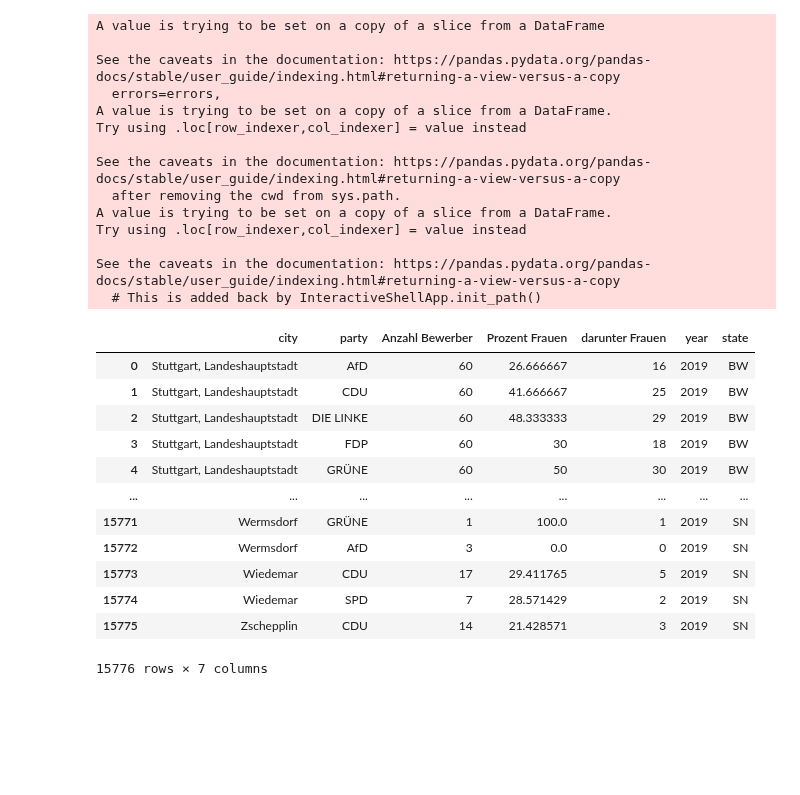
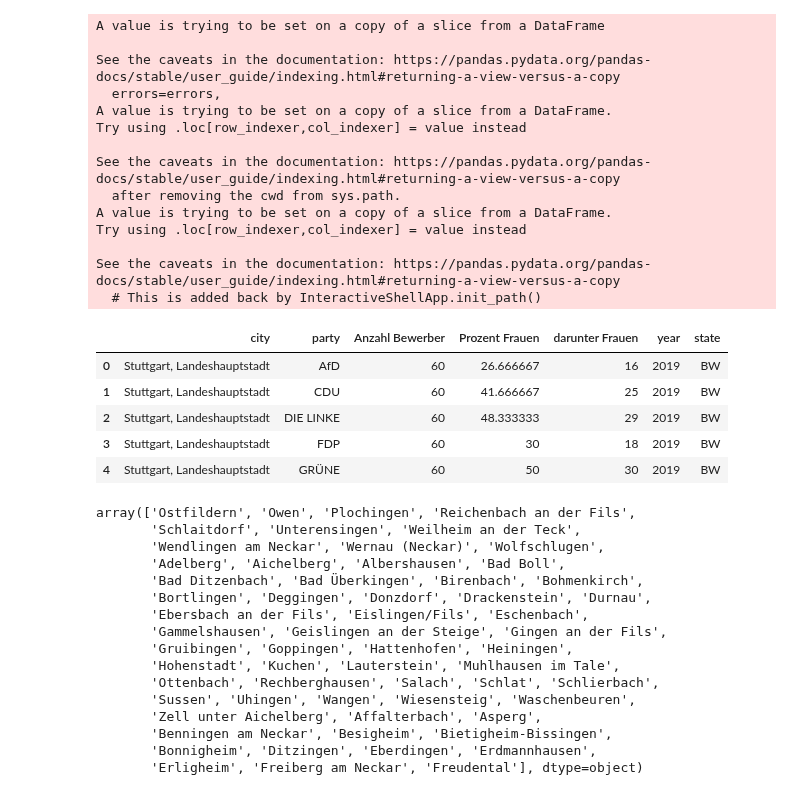
Before and after one commit to mariusgruenewald/pol_viol, a Jupyter notebook: election_data_clean.ipynb, the cells around one changed output. Drawn from its saved outputs; the diff is of its cells as text; code cells hidden in the pictures; blank space fills up the shorter version.

```diff
--- a/election_data_clean.ipynb
+++ b/election_data_clean.ipynb
@@ -1,8 +1,15 @@
 # %%
 import pandas as pd
+import requests as rq
+from io import BytesIO
+import re
 sheets = [1,2,3,4,5,6,7,8,9,10,11,12,13]
-sheets_dict = pd.read_excel(r'C:\Users\mariu\Downloads\GR14_Bewerberdatei_SN_KS_LK_Gem.xlsx', sheet_name=sheets, header=2)
-sheets_dict_2 = pd.read_excel(r'C:\Users\mariu\Downloads\GR19_Bewerber_Stand_Juli2020_Final.xlsx', sheet_name=sheets, header=2)
+
+data_rq1 = rq.get(r'https://github.com/mariusgruenewald/pol_viol/raw/e79f6b7bdcdc20c12a65c19373776eb25000edae/GR14_Bewerberdatei_SN_KS_LK_Gem.xlsx').content
+data_rq2 = rq.get(r'https://github.com/mariusgruenewald/pol_viol/raw/e79f6b7bdcdc20c12a65c19373776eb25000edae/GR19_Bewerber_Stand_Juli2020_Final.xlsx').content
+
+sheets_dict = pd.read_excel(BytesIO(data_rq1), sheet_name=sheets, header=2)
+sheets_dict_2 = pd.read_excel(BytesIO(data_rq2), sheet_name=sheets, header=2)
 # %%
 data_appended = pd.DataFrame()
 for name, sheet in sheets_dict.items():
@@ -52,9 +59,17 @@ See the caveats in the documentation: https://pandas.pydata.org/pandas-docs/stab
 | 3 | Chemnitz, Stadt | FDP | 78 | 18 | 2019 | SN | 23.076923 |
 | 4 | Chemnitz, Stadt | GRÜNE | 64 | 26 | 2019 | SN | 40.625000 |
 # %%
-data_bw_2019_1 = pd.read_excel(r'C:\Users\mariu\Downloads\GW2019_Gemeindetabelle_Bewerbungen01.xlsx', header=2)
-data_bw_2019_2 = pd.read_excel(r'C:\Users\mariu\Downloads\GW2019_Gemeindetabelle_Bewerbungen02.xlsx', header=2)
-data_bw_2014 = pd.read_excel(r'C:\Users\mariu\Downloads\GW2014_Gemeindetabelle_Bewerber_Gewählte_nach_Geschlecht.xlsx', header=4)
+data_rq3 = rq.get(r'https://github.com/mariusgruenewald/pol_viol/blob/main/GW2014_Gemeindetabelle_Bewerber_Gew%C3%A4hlte_nach_Geschlecht.xlsx?raw=true').content
+data_rq4 = rq.get(r'https://github.com/mariusgruenewald/pol_viol/blob/main/GW2019_Gemeindetabelle_Bewerbungen01.xlsx?raw=true').content
+data_rq5 = rq.get(r'https://github.com/mariusgruenewald/pol_viol/blob/main/GW2019_Gemeindetabelle_Bewerbungen02.xlsx?raw=true').content
+
+data_bw_2014 = pd.read_excel(BytesIO(data_rq3), header=4)
+data_bw_2019_1 = pd.read_excel(BytesIO(data_rq4), header=2)
+data_bw_2019_2 = pd.read_excel(BytesIO(data_rq5), header=2)
+
+#data_bw_2019_1 = pd.read_excel(r'C:\Users\mariu\Downloads\GW2019_Gemeindetabelle_Bewerbungen01.xlsx', header=2)
+#data_bw_2019_2 = pd.read_excel(r'C:\Users\mariu\Downloads\GW2019_Gemeindetabelle_Bewerbungen02.xlsx', header=2)
+#data_bw_2014 = pd.read_excel(r'C:\Users\mariu\Downloads\GW2014_Gemeindetabelle_Bewerber_Gewählte_nach_Geschlecht.xlsx', header=4)
 # %%
 data_bw_2014.rename({'Unnamed: 1':'Key', 'Unnamed: 2':'city', 'Unnamed: 3':'category', 'Unnamed: 4': 'unit'},axis=1, inplace=True)
 data_bw_2014 = data_bw_2014[['Key', 'city', 'category', 'unit', 'CDU', 'SPD', 'FDP', 'GRÜNE', 'AfD', 'DIE LINKE']]
@@ -171,18 +186,12 @@ data_bw.drop('Key', axis=1, inplace=True)
 # %%
 data_so_far = data_bw.append(data_appended)
 data_so_far.reset_index(drop=True,inplace=True)
-data_so_far
-# %% [output]
-|  | city | party | Anzahl Bewerber | Prozent Frauen | darunter Frauen | year | state |
-| 0 | Stuttgart, Landeshauptstadt | AfD | 60 | 26.666667 | 16 | 2019 | BW |
-| 1 | Stuttgart, Landeshauptstadt | CDU | 60 | 41.666667 | 25 | 2019 | BW |
-| 2 | Stuttgart, Landeshauptstadt | DIE LINKE | 60 | 48.333333 | 29 | 2019 | BW |
-| 3 | Stuttgart, Landeshauptstadt | FDP | 60 | 30 | 18 | 2019 | BW |
-| 4 | Stuttgart, Landeshauptstadt | GRÜNE | 60 | 50 | 30 | 2019 | BW |
-| ... | ... | ... | ... | ... | ... | ... | ... |
-| 15771 | Wermsdorf | GRÜNE | 1 | 100.0 | 1 | 2019 | SN |
-| 15772 | Wermsdorf | AfD | 3 | 0.0 | 0 | 2019 | SN |
-| 15773 | Wiedemar | CDU | 17 | 29.411765 | 5 | 2019 | SN |
-| 15774 | Wiedemar | SPD | 7 | 28.571429 | 2 | 2019 | SN |
-| 15775 | Zschepplin | CDU | 14 | 21.428571 | 3 | 2019 | SN |
-15776 rows × 7 columns
+# %%
+data_so_far.head()
+# %% [output]
+|  | city | party | Anzahl Bewerber | Prozent Frauen | darunter Frauen | year | state |
+| 0 | Stuttgart, Landeshauptstadt | AfD | 60 | 26.666667 | 16 | 2019 | BW |
+| 1 | Stuttgart, Landeshauptstadt | CDU | 60 | 41.666667 | 25 | 2019 | BW |
+| 2 | Stuttgart, Landeshauptstadt | DIE LINKE | 60 | 48.333333 | 29 | 2019 | BW |
+| 3 | Stuttgart, Landeshauptstadt | FDP | 60 | 30 | 18 | 2019 | BW |
+| 4 | Stuttgart, Landeshauptstadt | GRÜNE | 60 | 50 | 30 | 2019 | BW |
@@ -188,0 +203,19 @@ data_so_far
+# %%
+data_so_far['city'].unique()[60:120]
+# %% [output]
+array(['Ostfildern', 'Owen', 'Plochingen', 'Reichenbach an der Fils',
+       'Schlaitdorf', 'Unterensingen', 'Weilheim an der Teck',
+       'Wendlingen am Neckar', 'Wernau (Neckar)', 'Wolfschlugen',
+       'Adelberg', 'Aichelberg', 'Albershausen', 'Bad Boll',
+       'Bad Ditzenbach', 'Bad Überkingen', 'Birenbach', 'Bohmenkirch',
+       'Bortlingen', 'Deggingen', 'Donzdorf', 'Drackenstein', 'Durnau',
+       'Ebersbach an der Fils', 'Eislingen/Fils', 'Eschenbach',
+       'Gammelshausen', 'Geislingen an der Steige', 'Gingen an der Fils',
+       'Gruibingen', 'Goppingen', 'Hattenhofen', 'Heiningen',
+       'Hohenstadt', 'Kuchen', 'Lauterstein', 'Muhlhausen im Tale',
+       'Ottenbach', 'Rechberghausen', 'Salach', 'Schlat', 'Schlierbach',
+       'Sussen', 'Uhingen', 'Wangen', 'Wiesensteig', 'Waschenbeuren',
+       'Zell unter Aichelberg', 'Affalterbach', 'Asperg',
+       'Benningen am Neckar', 'Besigheim', 'Bietigheim-Bissingen',
+       'Bonnigheim', 'Ditzingen', 'Eberdingen', 'Erdmannhausen',
+       'Erligheim', 'Freiberg am Neckar', 'Freudental'], dtype=object)
```
Also changed, not shown: parts of 2 cells of this notebook, 1 other file.
